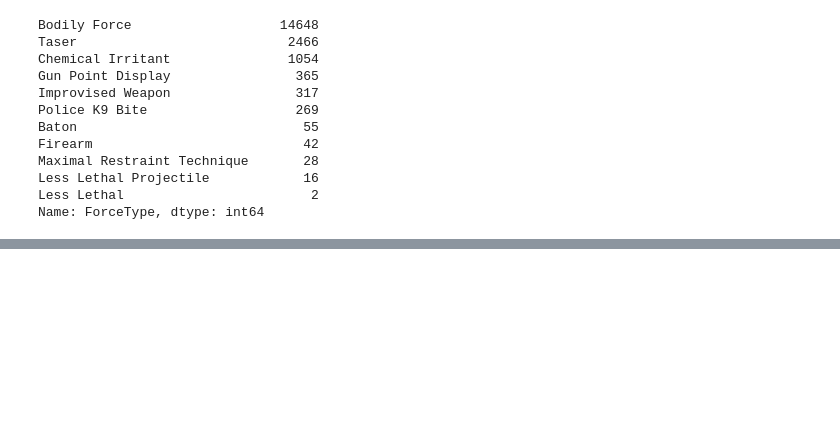
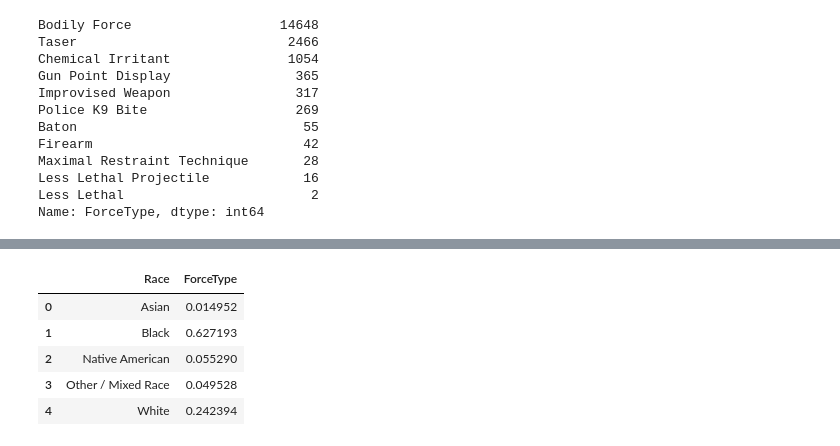
Before and after one commit to ivanabb2/CDados-Projeto-2, a Jupyter notebook: archive/use_of_force_read.ipynb, the cells around one changed output, grey strips where cells are left out. Cells and saved outputs as stored; diff of their text form; code cells hidden in the pictures; blank space fills up the shorter version.

```diff
--- a/archive/use_of_force_read.ipynb
+++ b/archive/use_of_force_read.ipynb
@@ -214,0 +246,13 @@ Name: ForceType, dtype: int64
+# %%
+
+tmp = force_race[force_race.Race != 'Unknown'].copy()
+tmp.loc[~tmp.Race.isin(['White','Black','Asian','Native American']), 'Race'] = 'Other / Mixed Race'
+tmp = tmp.groupby(['Race'], as_index=False)['ForceType'].sum()
+tmp
+# %% [output]
+|  | Race | ForceType |
+| 0 | Asian | 0.014952 |
+| 1 | Black | 0.627193 |
+| 2 | Native American | 0.055290 |
+| 3 | Other / Mixed Race | 0.049528 |
+| 4 | White | 0.242394 |
```
Also changed, not shown: parts of 6 cells of this notebook.
